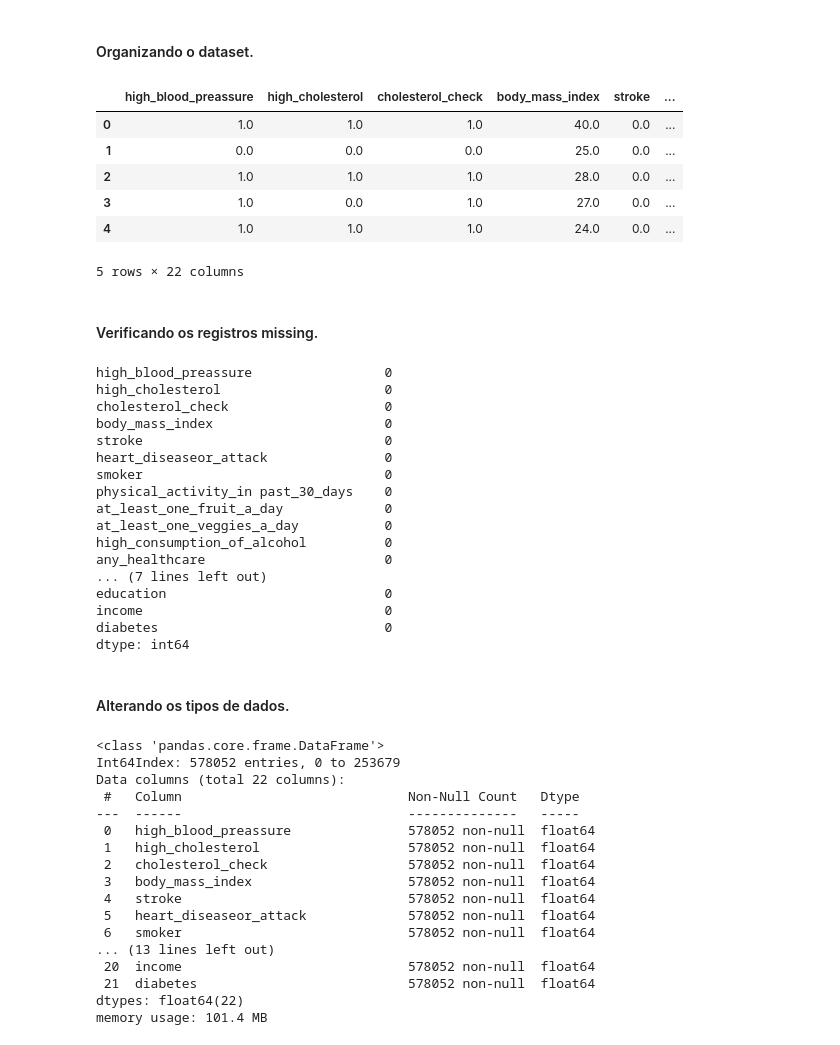
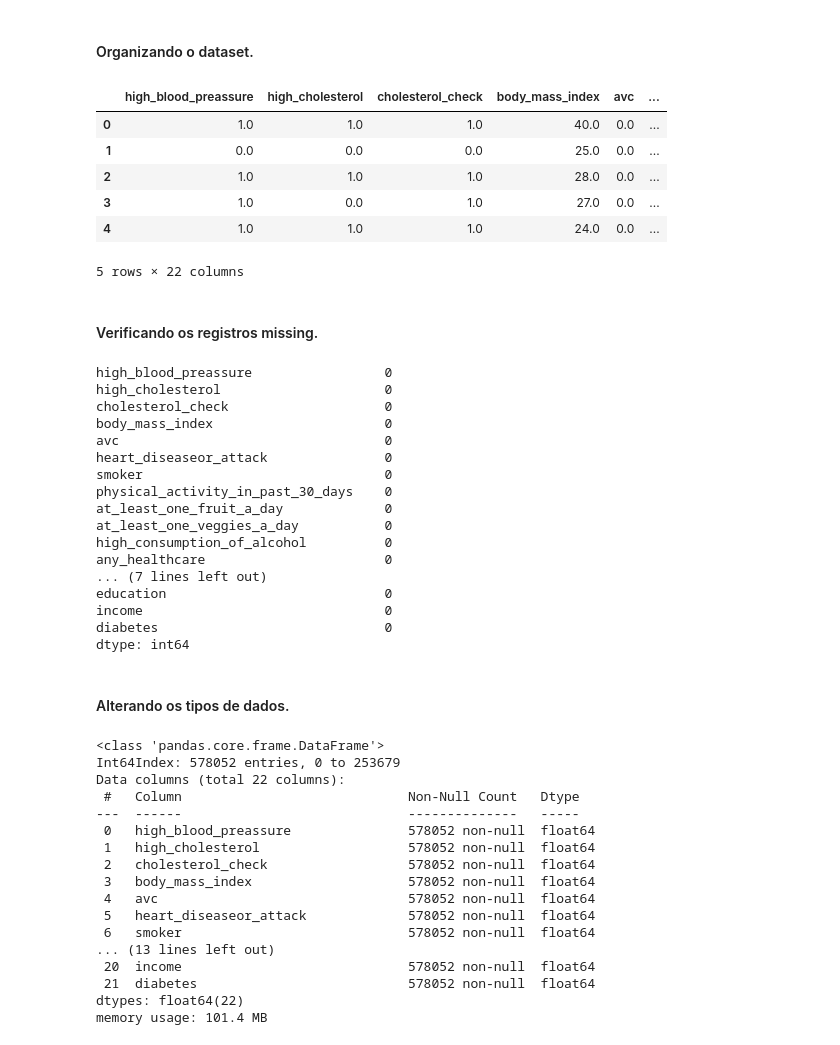
Before and after one commit to Joaquim-Santos/Analysis-of-Diabetes-Risk-Factors, a Jupyter notebook: notebooks/modelagem_dados.ipynb, the cells around one changed output. Saved outputs shown, nothing was run; the diff lists cells and outputs as text; code cells hidden in the pictures.

```diff
--- a/notebooks/modelagem_dados.ipynb
+++ b/notebooks/modelagem_dados.ipynb
@@ -59,23 +62,23 @@ def map_target_column(Diabetes_012, Diabetes_binary):
             return 1
     return Diabetes_binary
 # %%
-df_diabetes_health_indcators['Diabetes_binary'] = df_diabetes_health_indcators\
+df_diabetes_indcators['Diabetes_binary'] = df_diabetes_indcators\
     .apply(lambda x: map_target_column(x['Diabetes_012'], x['Diabetes_binary']), axis=1)
 # %%
-df_diabetes_health_indcators.drop('Diabetes_012', axis=1, inplace=True)
+df_diabetes_indcators.drop('Diabetes_012', axis=1, inplace=True)
 # %% [markdown]
 #### Renomeando atributos
 # %%
-df_diabetes_health_indcators = df_diabetes_health_indcators.rename(
+df_diabetes_indcators = df_diabetes_indcators.rename(
     columns={'Diabetes_binary': 'diabetes',
              'HighBP': 'high_blood_preassure',
              'HighChol': 'high_cholesterol',
              'CholCheck': 'cholesterol_check',
              'BMI': 'body_mass_index',
              'Smoker': 'smoker',
-             'Stroke' : 'stroke',
+             'Stroke' : 'avc',
              'HeartDiseaseorAttack': 'heart_diseaseor_attack',
-             'PhysActivity': 'physical_activity_in past_30_days',
+             'PhysActivity': 'physical_activity_in_past_30_days',
              'Fruits': 'at_least_one_fruit_a_day',
              'Veggies': 'at_least_one_veggies_a_day',
              'HvyAlcoholConsump': 'high_consumption_of_alcohol',
@@ -94,17 +97,17 @@ df_diabetes_health_indcators = df_diabetes_health_indcators.rename(
 # %% [markdown]
 #### Organizando o dataset.
 # %%
-df_diabetes_health_indcators = df_diabetes_health_indcators[
-    ['high_blood_preassure', 'high_cholesterol', 'cholesterol_check', 'body_mass_index', 'stroke', 'heart_diseaseor_attack',
-     'smoker', 'physical_activity_in past_30_days', 'at_least_one_fruit_a_day', 'at_least_one_veggies_a_day',
+df_diabetes_indcators = df_diabetes_indcators[
+    ['high_blood_preassure', 'high_cholesterol', 'cholesterol_check', 'body_mass_index', 'avc', 'heart_diseaseor_attack',
+     'smoker', 'physical_activity_in_past_30_days', 'at_least_one_fruit_a_day', 'at_least_one_veggies_a_day',
      'high_consumption_of_alcohol', 'any_healthcare', 'no_doctor_because_cost', 'general_health_scale',
      'days_of_poor_mental_health', 'physical_illness_injury_days', 'serious_difficulty_walking',
      'sex', 'age', 'education', 'income', 'diabetes']
 ]
 # %%
-df_diabetes_health_indcators.head()
+df_diabetes_indcators.head()
 # %% [output]
-|  | high_blood_preassure | high_cholesterol | cholesterol_check | body_mass_index | stroke | ... |
+|  | high_blood_preassure | high_cholesterol | cholesterol_check | body_mass_index | avc | ... |
 | 0 | 1.0 | 1.0 | 1.0 | 40.0 | 0.0 | ... |
 | 1 | 0.0 | 0.0 | 0.0 | 25.0 | 0.0 | ... |
 | 2 | 1.0 | 1.0 | 1.0 | 28.0 | 0.0 | ... |
@@ -114,16 +117,16 @@ df_diabetes_health_indcators.head()
 # %% [markdown]
 #### Verificando os registros missing.
 # %%
-df_diabetes_health_indcators.isnull().sum()
+df_diabetes_indcators.isnull().sum()
 # %% [output]
 high_blood_preassure                 0
 high_cholesterol                     0
 cholesterol_check                    0
 body_mass_index                      0
-stroke                               0
+avc                                  0
 heart_diseaseor_attack               0
 smoker                               0
-physical_activity_in past_30_days    0
+physical_activity_in_past_30_days    0
 at_least_one_fruit_a_day             0
 at_least_one_veggies_a_day           0
 high_consumption_of_alcohol          0
@@ -136,7 +139,7 @@ dtype: int64
 # %% [markdown]
 #### Alterando os tipos de dados.
 # %%
-df_diabetes_health_indcators.info()
+df_diabetes_indcators.info()
 # %% [output]
 <class 'pandas.core.frame.DataFrame'>
 Int64Index: 578052 entries, 0 to 253679
@@ -147,7 +150,7 @@ Data columns (total 22 columns):
  1   high_cholesterol                   578052 non-null  float64
  2   cholesterol_check                  578052 non-null  float64
  3   body_mass_index                    578052 non-null  float64
- 4   stroke                             578052 non-null  float64
+ 4   avc                                578052 non-null  float64
  5   heart_diseaseor_attack             578052 non-null  float64
  6   smoker                             578052 non-null  float64
 ... (13 lines left out)
```
Also changed, not shown: parts of 58 cells of this notebook, 1 other file.
